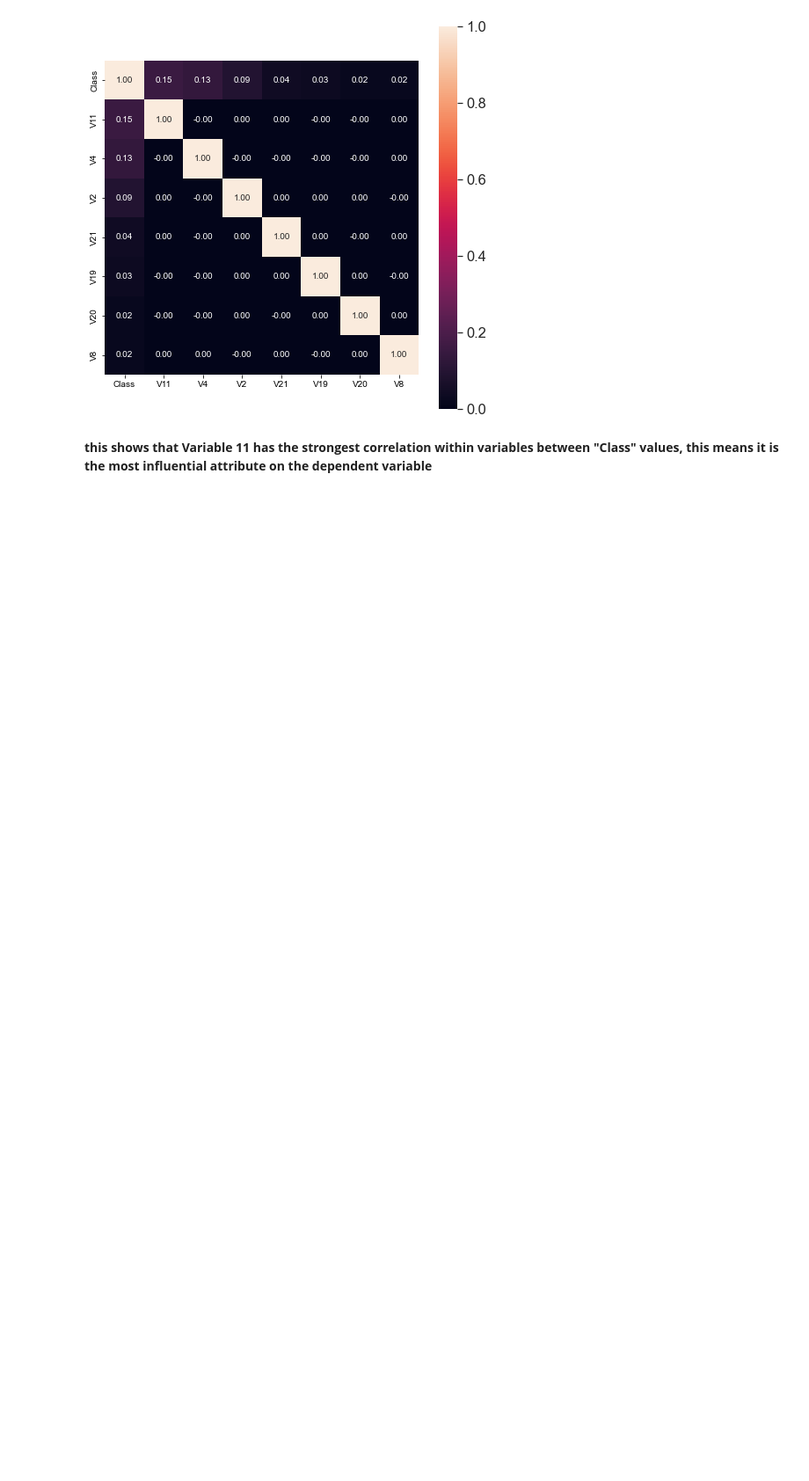
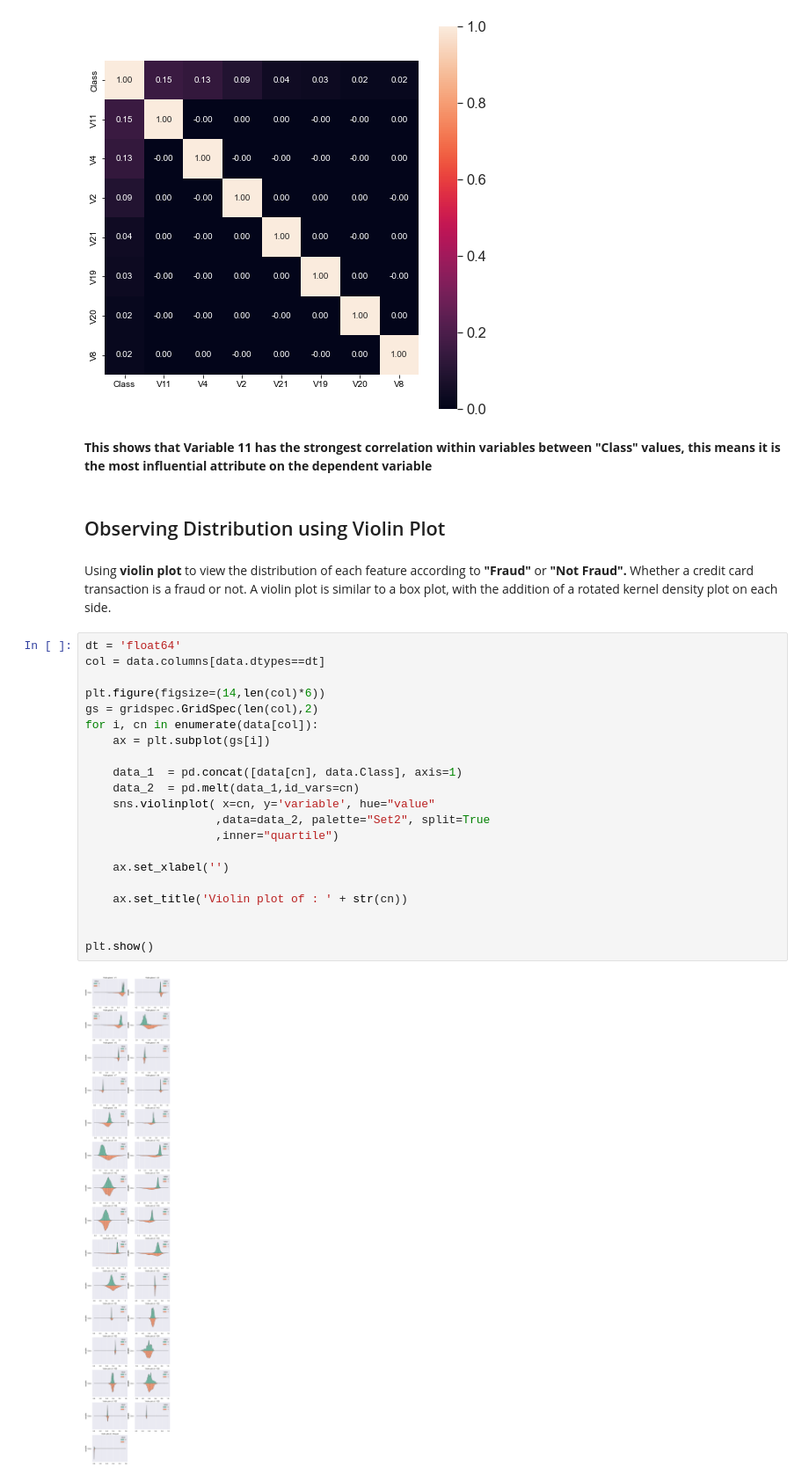
Before and after one commit to reemkhaledaboushama/datamining-project, a Jupyter notebook: 18Q9822.ipynb, the cells around one changed output. Shown at 88% size. Drawn from its saved outputs; the diff is of its cells as text; blank space fills up the shorter version.

Commit message:
violin plot to observe distribution of dataset

```diff
--- a/18Q9822.ipynb
+++ b/18Q9822.ipynb
@@ -133,4 +133,34 @@ plt.show()
 # %% [output]
 [figure]
 # %% [markdown]
-<b> this shows that Variable 11 has the strongest correlation within variables between "Class" values, this means it is the most influential attribute on the dependent variable<b>
+<b> This shows that Variable 11 has the strongest correlation within variables between "Class" values, this means it is the most influential attribute on the dependent variable<b>
+# %% [markdown]
+<h2> Observing Distribution using Violin Plot</h2> </br>
+# %% [markdown]
+
+Using <b>violin plot</b>  to view the distribution of each feature according to <b>"Fraud"</b> or <b>"Not Fraud".</b> </br>
+Whether a credit card transaction is a fraud or not. </br>
+A violin plot is similar to a box plot, with the addition of a rotated kernel density plot on each side.
+# %%
+dt = 'float64'
+col = data.columns[data.dtypes==dt]
+
+plt.figure(figsize=(14,len(col)*6))
+gs = gridspec.GridSpec(len(col),2)
+for i, cn in enumerate(data[col]):
+    ax = plt.subplot(gs[i])
+
+    data_1  = pd.concat([data[cn], data.Class], axis=1)
+    data_2  = pd.melt(data_1,id_vars=cn)
+    sns.violinplot( x=cn, y='variable', hue="value"
+                   ,data=data_2, palette="Set2", split=True
+                   ,inner="quartile")
+
+    ax.set_xlabel('')
+
+    ax.set_title('Violin plot of : ' + str(cn))
+
+
+plt.show()
+# %% [output]
+[figure, added]
```
